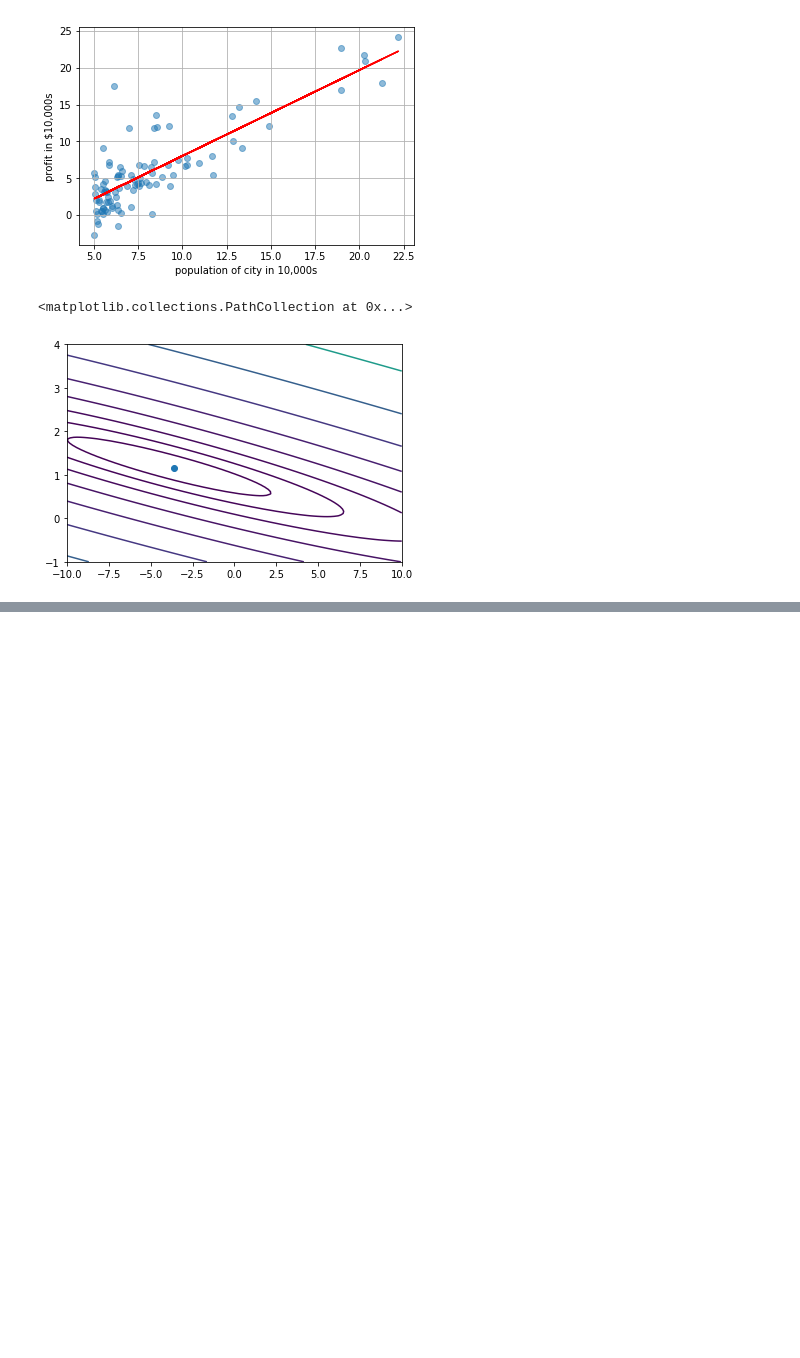
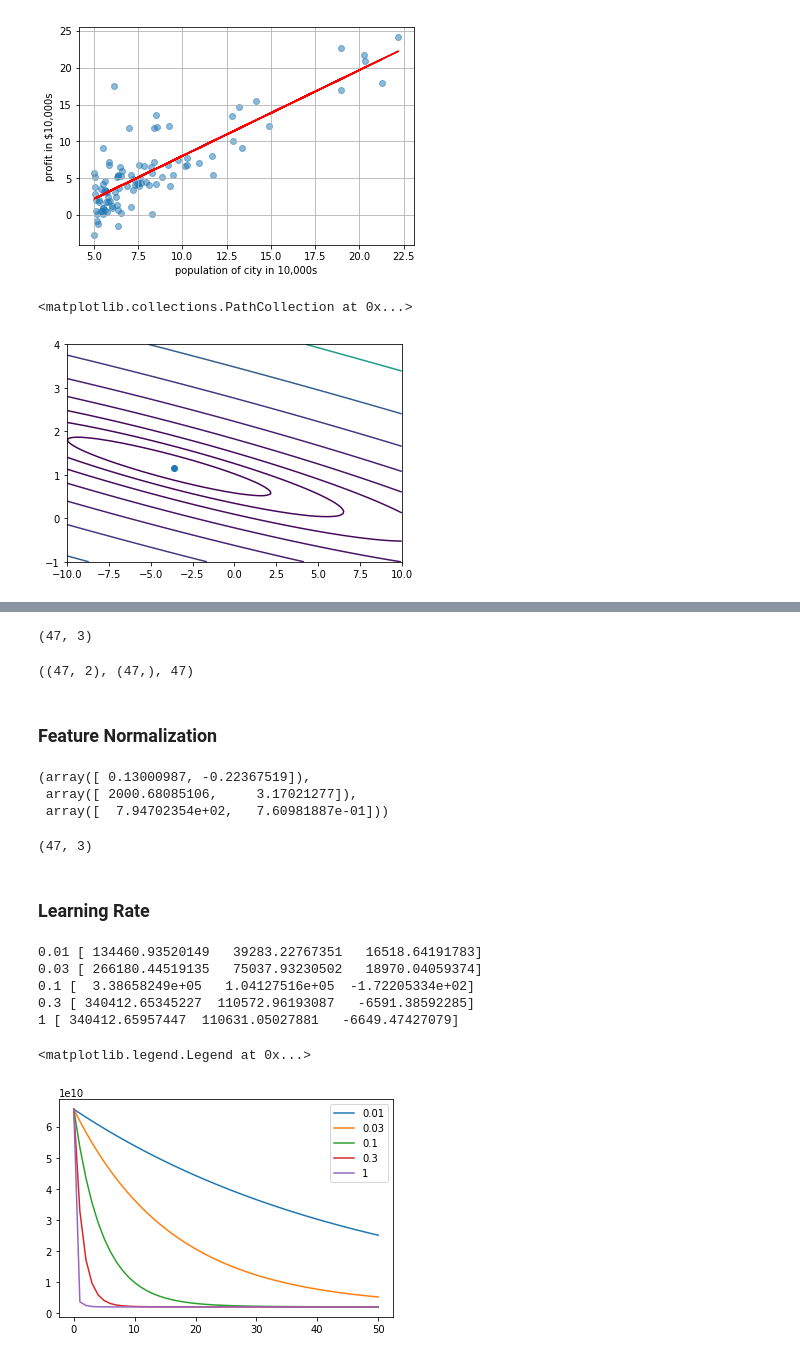
Before and after one commit to podondra/bt-spectraldl, a Jupyter notebook: notebooks/linear-regression.ipynb, the cells around one changed output, grey strips where cells are left out. Drawn from its saved outputs; the diff is of its cells as text; code cells hidden in the pictures; blank space fills up the shorter version.

```diff
--- a/notebooks/linear-regression.ipynb
+++ b/notebooks/linear-regression.ipynb
@@ -137,0 +142,52 @@ plt.scatter(theta[0], theta[1])
+# %%
+data_filename = 'data/ex1data2.txt'
+data = np.loadtxt(data_filename, delimiter=',')
+data.shape
+# %% [output]
+(47, 3)
+# %%
+raw_X = data[:, 0:2]
+y = data[:, 2]
+m = y.shape[0]
+raw_X.shape, y.shape, m
+# %% [output]
+((47, 2), (47,), 47)
+# %% [markdown]
+### Feature Normalization
+# %%
+def feature_normalization(X):
+    mu = np.mean(raw_X, axis=0)
+    sigma = np.std(raw_X, axis=0, ddof=1)
+    return (raw_X - mu) / sigma, mu, sigma
+
+X_norm, mu, sigma = feature_normalization(raw_X)
+X_norm[0], mu, sigma
+# %% [output]
+(array([ 0.13000987, -0.22367519]),
+ array([ 2000.68085106,     3.17021277]),
+ array([  7.94702354e+02,   7.60981887e-01]))
+# %%
+X = np.concatenate((np.ones((m, 1)), X_norm), axis=1)
+X.shape
+# %% [output]
+(47, 3)
+# %% [markdown]
+### Learning Rate
+# %%
+iterations = 50
+for alpha in [0.01, 0.03, 0.1, 0.3, 1]:
+    theta = np.zeros((X.shape[1]))
+    theta, cost_history = gradient_descent(
+        X, y, theta, alpha, iterations
+    )
+    print(alpha, theta)
+    plt.plot(cost_history, label=str(alpha))
+plt.legend()
+# %% [output]
+0.01 [ 134460.93520149   39283.22767351   16518.64191783]
+0.03 [ 266180.44519135   75037.93230502   18970.04059374]
+0.1 [  3.38658249e+05   1.04127516e+05  -1.72205334e+02]
+0.3 [ 340412.65345227  110572.96193087   -6591.38592285]
+1 [ 340412.65957447  110631.05027881   -6649.47427079]
+<matplotlib.legend.Legend at 0x...>
+[figure, added]
```
Also changed, not shown: parts of 22 cells of this notebook.
